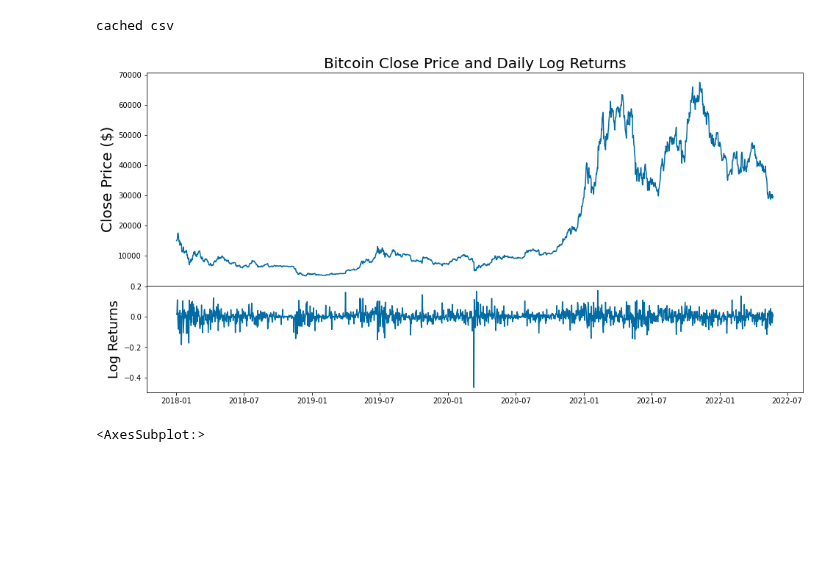
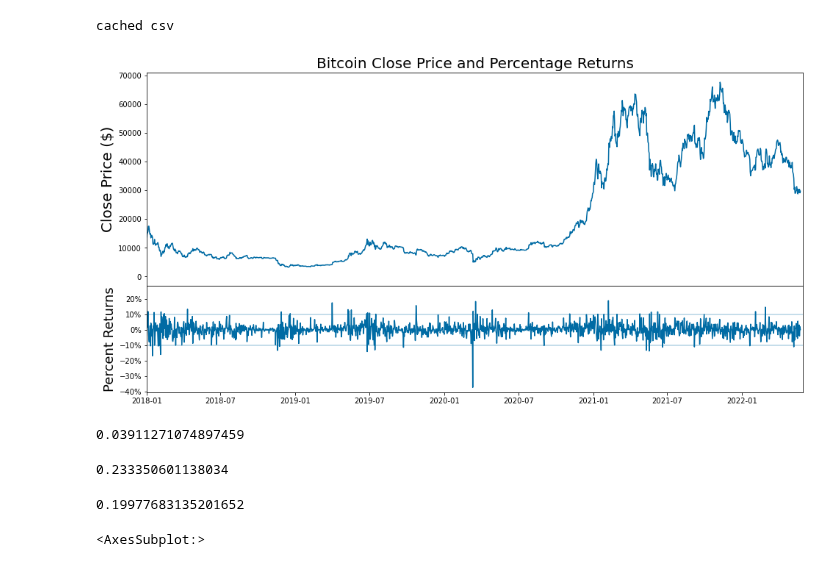
Before and after one commit to FinancialForecasters/financial_forecaster, a Jupyter notebook: explore_jesse.ipynb, the cells around one changed output. Drawn from its saved outputs; the diff is of its cells as text; code cells hidden in the pictures; blank space fills up the shorter version.

```diff
--- a/explore_jesse.ipynb
+++ b/explore_jesse.ipynb
@@ -33,18 +41,39 @@ cached csv
 # %%
+import matplotlib.ticker as mtick
+
 fig = plt.figure(figsize = (16,8))
 gs = gridspec.GridSpec(2, 1, height_ratios = [2,1])
 ax0 = plt.subplot(gs[0])
-ax0.plot(df.loc[df.index>'2018'].close)
+ax2 = plt.subplot(gs[0])
+# ax2 = ax0.twinx()
+ax0.plot(df.close)
+# ax2.plot(spy['Adj Close'], 'g', alpha = 0.2)
 ax0.set_ylabel('Close Price ($)', fontsize = 20)
+
 
 plt.setp(ax0.get_xticklabels(), visible = False)
 
 ax1 = plt.subplot(gs[1], sharex = ax0)
-ax1.plot(df.loc[df.index>'2018'].fwd_log_ret)
-ax1.set_ylabel('Log Returns', fontsize = 18)
-
-ax0.set_title('Bitcoin Close Price and Daily Log Returns', fontsize = 20)
+ax1.plot(df.fwd_pct_chg*100)
+ax1.set_ylabel('Percent Returns', fontsize = 18)
+ax1.axhline(y=10, alpha = 0.3)
+ax1.axhline(y=-10, alpha = 0.3)
+ax1.yaxis.set_major_formatter(mtick.PercentFormatter())
+ax0.set_title('Bitcoin Close Price and Percentage Returns', fontsize = 20)
+ax0.set_xlim(left = pd.Timestamp('2018-01-01'), right = pd.Timestamp('2022-05-30'))
 
 plt.subplots_adjust(hspace = 0)
 # %% [output]
-[figure, old version]
+[figure, new version]
+# %%
+df.fwd_log_ret.std()
+# %% [output]
+0.03911271074897459
+# %%
+(df.fwd_pct_chg*100).mean()
+# %% [output]
+0.233350601138034
+# %%
+(df.fwd_log_ret*100).median()
+# %% [output]
+0.19977683135201652
```
Also changed, not shown: parts of 27 cells of this notebook.
